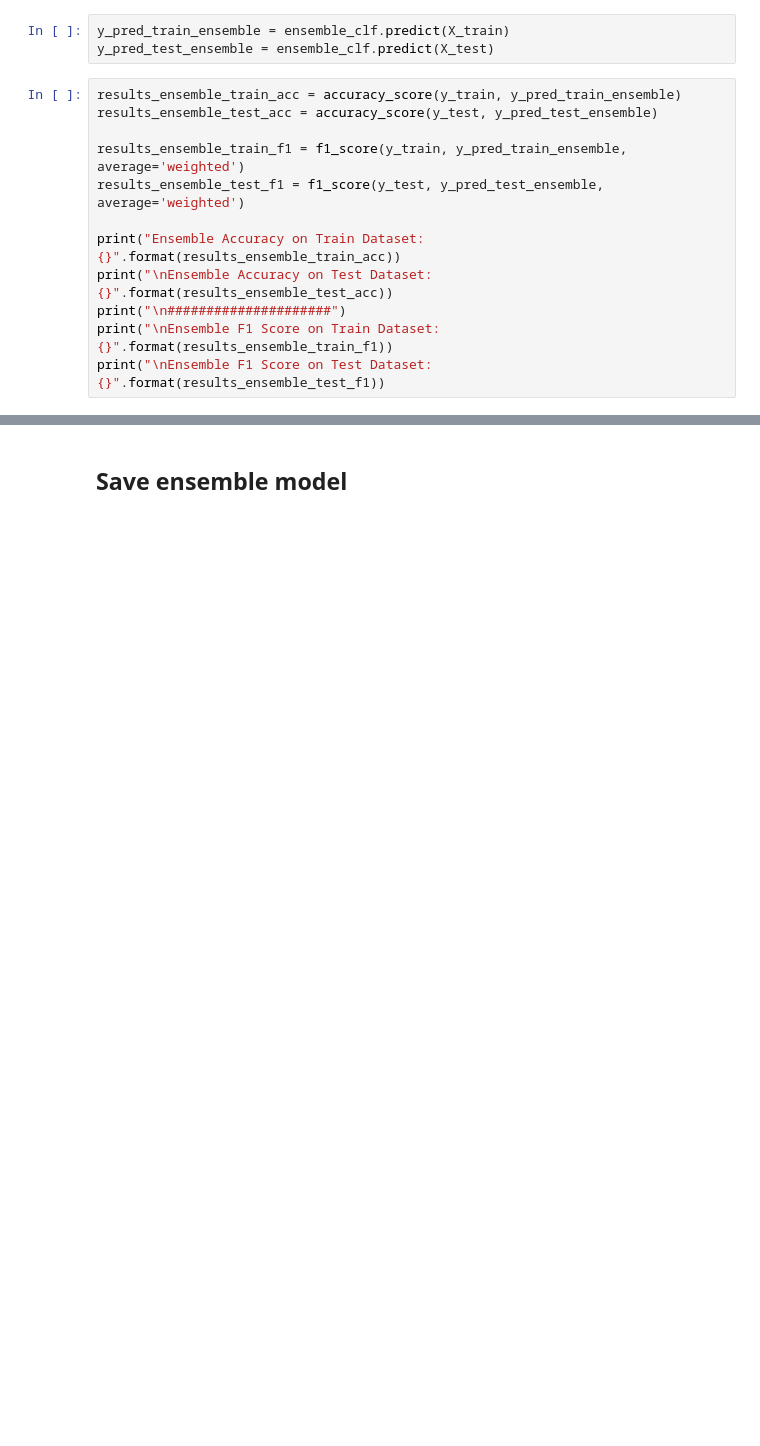
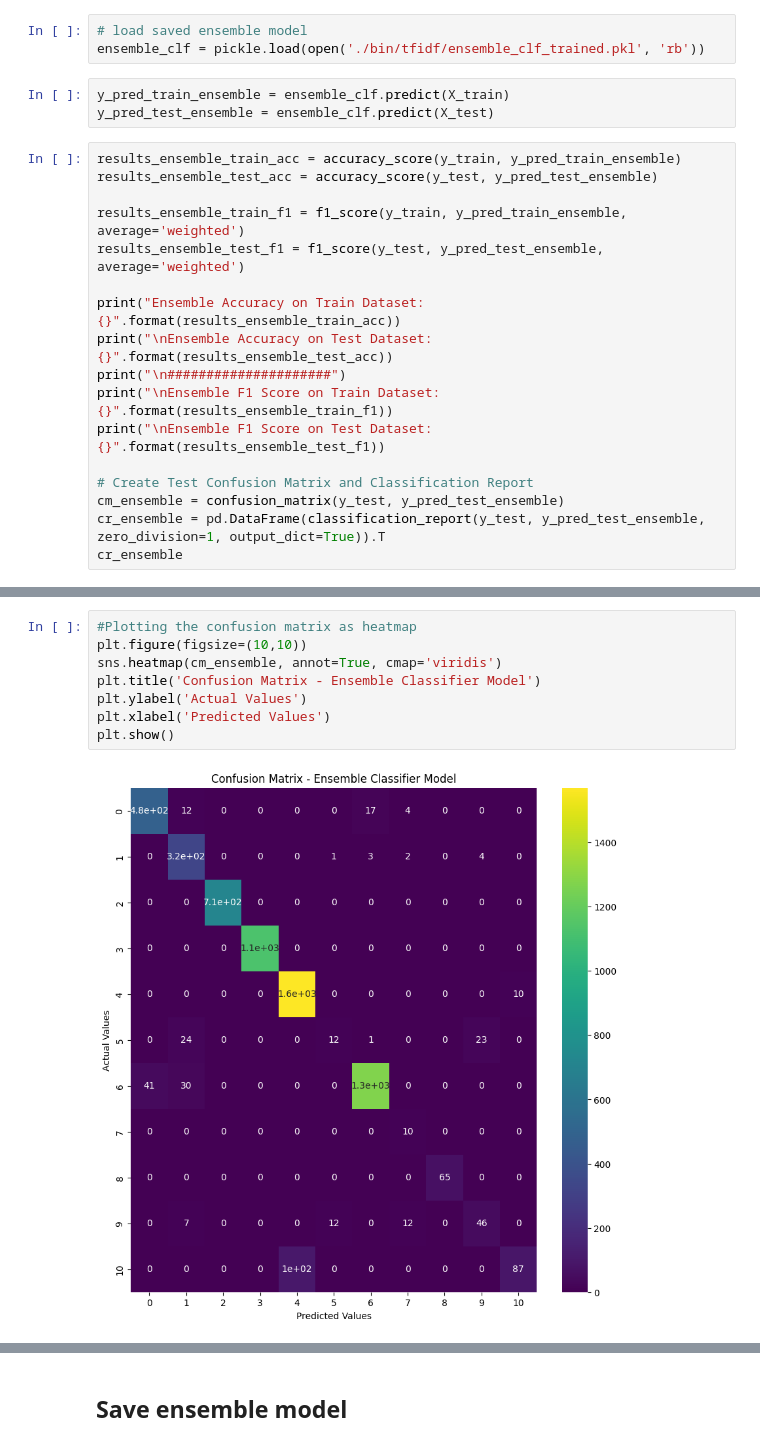
Before and after one commit to schellrw/consumer_complaints, a Jupyter notebook: 01_TfidfVectorizer.ipynb, the cells around one changed output, grey strips where cells are left out. Saved outputs shown, nothing was run; the diff lists cells and outputs as text; blank space fills up the shorter version.

Commit message:
add ensemble model confusion matrix

```diff
--- a/01_TfidfVectorizer.ipynb
+++ b/01_TfidfVectorizer.ipynb
@@ -890,5 +898,8 @@ y_test = y_test_LE['label'].values
 # %% [markdown]
 # Begin ensemble model predictions and evaluation
+# %%
+# load saved ensemble model
+ensemble_clf = pickle.load(open('./bin/tfidf/ensemble_clf_trained.pkl', 'rb'))
 # %%
 y_pred_train_ensemble = ensemble_clf.predict(X_train)
 y_pred_test_ensemble = ensemble_clf.predict(X_test)
@@ -904,6 +915,11 @@ print("\nEnsemble Accuracy on Test Dataset: {}".format(results_ensemble_test_acc
 print("\n#####################")
 print("\nEnsemble F1 Score on Train Dataset: {}".format(results_ensemble_train_f1))
 print("\nEnsemble F1 Score on Test Dataset: {}".format(results_ensemble_test_f1))
+
+# Create Test Confusion Matrix and Classification Report
+cm_ensemble = confusion_matrix(y_test, y_pred_test_ensemble)
+cr_ensemble = pd.DataFrame(classification_report(y_test, y_pred_test_ensemble, zero_division=1, output_dict=True)).T
+cr_ensemble
 # %% [output]
 Ensemble Accuracy on Train Dataset: 0.9973483876486186
 
@@ -919,0 +948,10 @@ Ensemble F1 Score on Test Dataset: 0.9451177133242504
+# %%
+#Plotting the confusion matrix as heatmap
+plt.figure(figsize=(10,10))
+sns.heatmap(cm_ensemble, annot=True, cmap='viridis')
+plt.title('Confusion Matrix - Ensemble Classifier Model')
+plt.ylabel('Actual Values')
+plt.xlabel('Predicted Values')
+plt.show()
+# %% [output]
+[figure, added]
```
Also changed, not shown: parts of 14 cells of this notebook.
